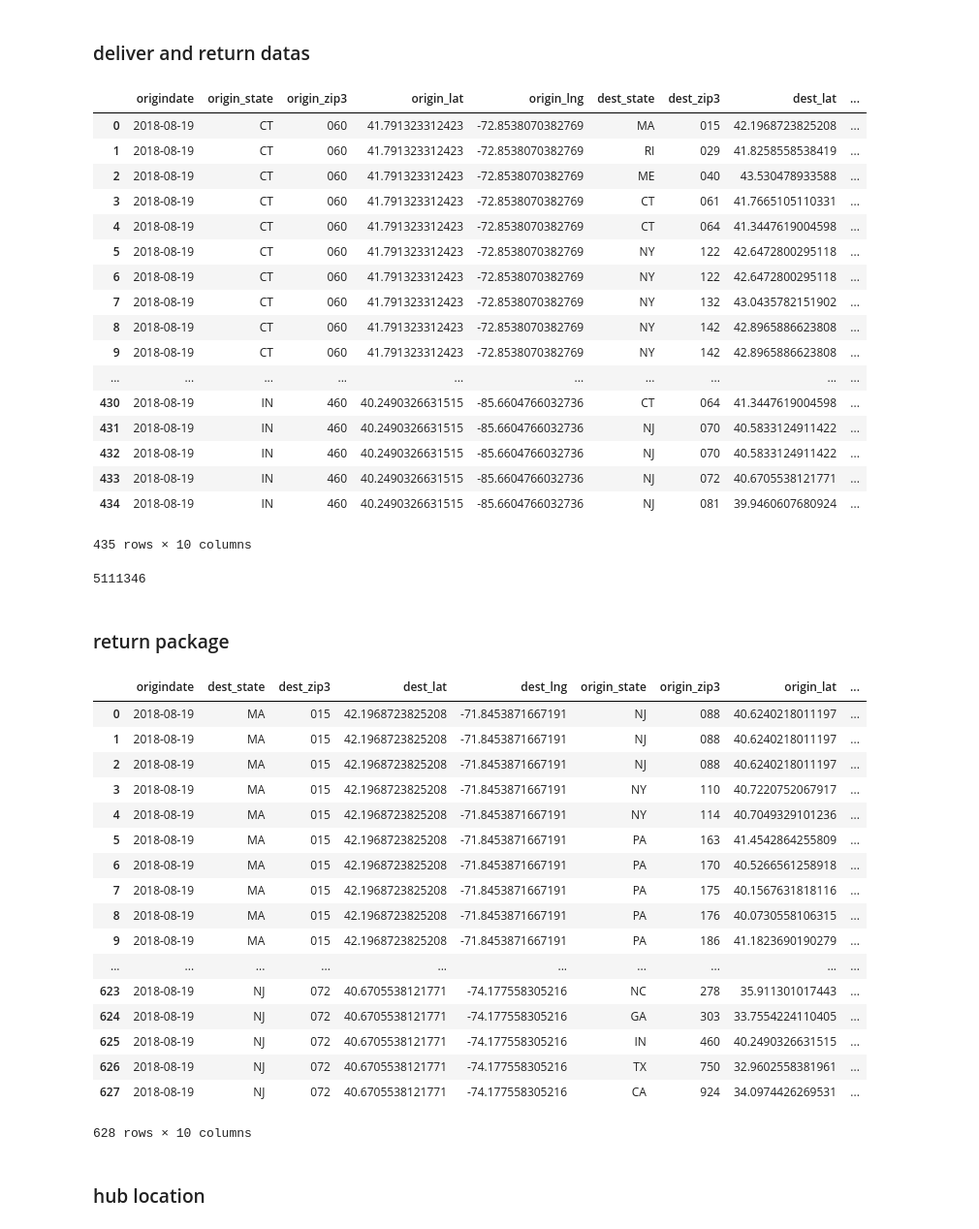
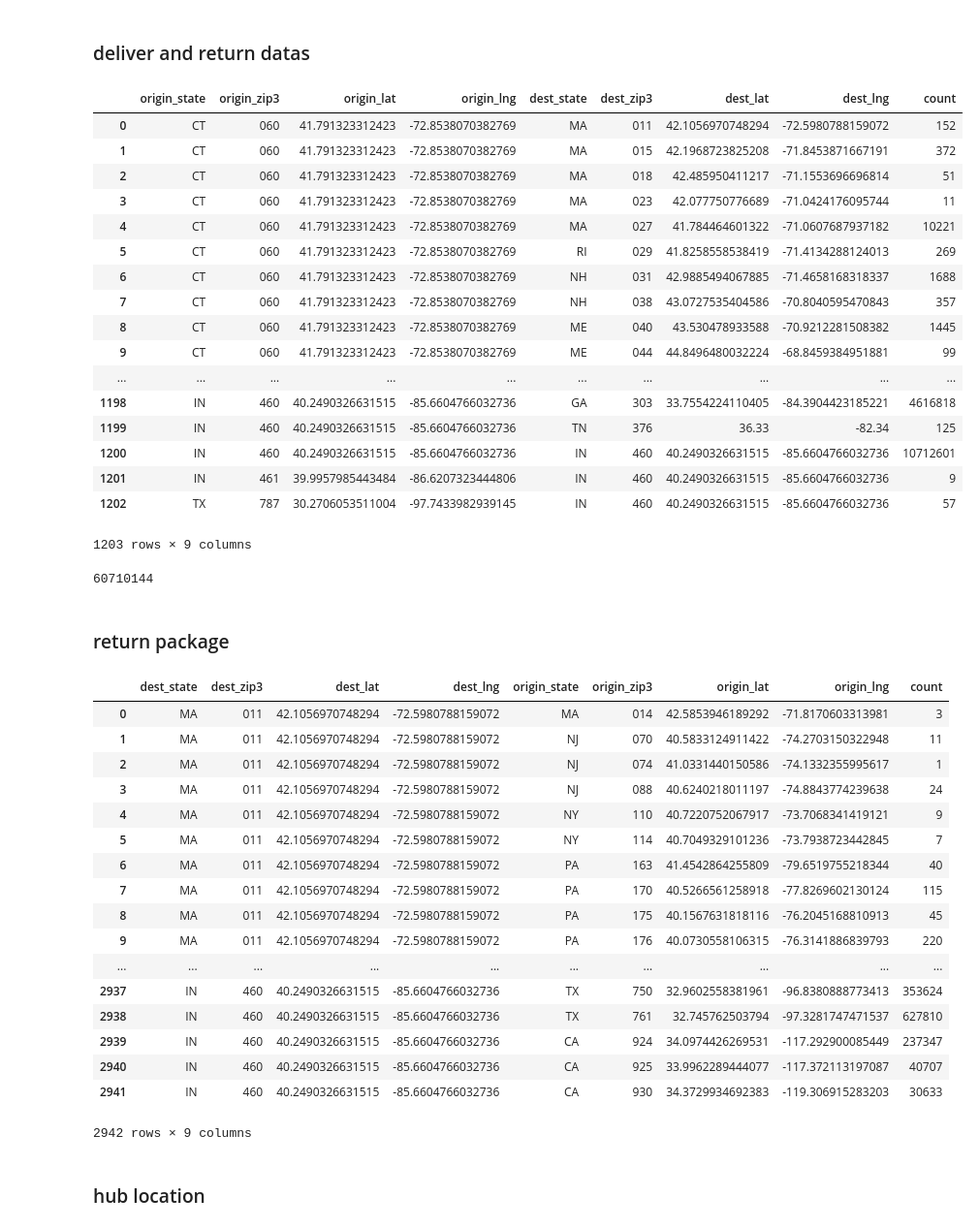
Before and after one commit to seenhzj/Cornell_PB_NE_Hub, a Jupyter notebook: data/raw/Map_viz_Folium.ipynb, the cells around one changed output. Shown at 97% size. Drawn from its saved outputs; the diff is of its cells as text; code cells hidden in the pictures.

Commit message:
Model result in different scenario

```diff
--- a/data/raw/Map_viz_Folium.ipynb
+++ b/data/raw/Map_viz_Folium.ipynb
@@ -49,28 +49,28 @@ for _r in result:
 # %%
 #deliver datas
 #deliver datas
-result = engine.execute('select origindate,origin_state,origin_zip3,origin_lat,origin_lng,dest_state,dest_zip3,dest_lat,dest_lng,count from deliver_package_info where origin_lat !="''" and dest_lat !="''" and origindate="2018-08-19"')
-delPackage_df = pd.DataFrame(result.fetchall(),columns=['origindate','origin_state','origin_zip3','origin_lat','origin_lng','dest_state','dest_zip3','dest_lat','dest_lng','count'])
+result = engine.execute('select origin_state,origin_zip3,origin_lat,origin_lng,dest_state,dest_zip3,dest_lat,dest_lng,sum(count) from deliver_package_info where origin_lat !="''" and dest_lat !="''" group by origin_zip3, dest_zip3 ')
+delPackage_df = pd.DataFrame(result.fetchall(),columns=['origin_state','origin_zip3','origin_lat','origin_lng','dest_state','dest_zip3','dest_lat','dest_lng','count'])
 delPackage_df
 # %% [output]
-|  | origindate | origin_state | origin_zip3 | origin_lat | origin_lng | dest_state | dest_zip3 | dest_lat | ... |
-| 0 | 2018-08-19 | CT | 060 | 41.791323312423 | -72.8538070382769 | MA | 015 | 42.1968723825208 | ... |
-| 1 | 2018-08-19 | CT | 060 | 41.791323312423 | -72.8538070382769 | RI | 029 | 41.8258558538419 | ... |
-| 2 | 2018-08-19 | CT | 060 | 41.791323312423 | -72.8538070382769 | ME | 040 | 43.530478933588 | ... |
-| 3 | 2018-08-19 | CT | 060 | 41.791323312423 | -72.8538070382769 | CT | 061 | 41.7665105110331 | ... |
-| 4 | 2018-08-19 | CT | 060 | 41.791323312423 | -72.8538070382769 | CT | 064 | 41.3447619004598 | ... |
-| 5 | 2018-08-19 | CT | 060 | 41.791323312423 | -72.8538070382769 | NY | 122 | 42.6472800295118 | ... |
-| 6 | 2018-08-19 | CT | 060 | 41.791323312423 | -72.8538070382769 | NY | 122 | 42.6472800295118 | ... |
-| 7 | 2018-08-19 | CT | 060 | 41.791323312423 | -72.8538070382769 | NY | 132 | 43.0435782151902 | ... |
-| 8 | 2018-08-19 | CT | 060 | 41.791323312423 | -72.8538070382769 | NY | 142 | 42.8965886623808 | ... |
-| 9 | 2018-08-19 | CT | 060 | 41.791323312423 | -72.8538070382769 | NY | 142 | 42.8965886623808 | ... |
+|  | origin_state | origin_zip3 | origin_lat | origin_lng | dest_state | dest_zip3 | dest_lat | dest_lng | count |
+| 0 | CT | 060 | 41.791323312423 | -72.8538070382769 | MA | 011 | 42.1056970748294 | -72.5980788159072 | 152 |
+| 1 | CT | 060 | 41.791323312423 | -72.8538070382769 | MA | 015 | 42.1968723825208 | -71.8453871667191 | 372 |
+| 2 | CT | 060 | 41.791323312423 | -72.8538070382769 | MA | 018 | 42.485950411217 | -71.1553696696814 | 51 |
+| 3 | CT | 060 | 41.791323312423 | -72.8538070382769 | MA | 023 | 42.077750776689 | -71.0424176095744 | 11 |
+| 4 | CT | 060 | 41.791323312423 | -72.8538070382769 | MA | 027 | 41.784464601322 | -71.0607687937182 | 10221 |
+| 5 | CT | 060 | 41.791323312423 | -72.8538070382769 | RI | 029 | 41.8258558538419 | -71.4134288124013 | 269 |
+| 6 | CT | 060 | 41.791323312423 | -72.8538070382769 | NH | 031 | 42.9885494067885 | -71.4658168318337 | 1688 |
+| 7 | CT | 060 | 41.791323312423 | -72.8538070382769 | NH | 038 | 43.0727535404586 | -70.8040595470843 | 357 |
+| 8 | CT | 060 | 41.791323312423 | -72.8538070382769 | ME | 040 | 43.530478933588 | -70.9212281508382 | 1445 |
+| 9 | CT | 060 | 41.791323312423 | -72.8538070382769 | ME | 044 | 44.8496480032224 | -68.8459384951881 | 99 |
 | ... | ... | ... | ... | ... | ... | ... | ... | ... | ... |
-| 430 | 2018-08-19 | IN | 460 | 40.2490326631515 | -85.6604766032736 | CT | 064 | 41.3447619004598 | ... |
-| 431 | 2018-08-19 | IN | 460 | 40.2490326631515 | -85.6604766032736 | NJ | 070 | 40.5833124911422 | ... |
-| 432 | 2018-08-19 | IN | 460 | 40.2490326631515 | -85.6604766032736 | NJ | 070 | 40.5833124911422 | ... |
-| 433 | 2018-08-19 | IN | 460 | 40.2490326631515 | -85.6604766032736 | NJ | 072 | 40.6705538121771 | ... |
-| 434 | 2018-08-19 | IN | 460 | 40.2490326631515 | -85.6604766032736 | NJ | 081 | 39.9460607680924 | ... |
+| 1198 | IN | 460 | 40.2490326631515 | -85.6604766032736 | GA | 303 | 33.7554224110405 | -84.3904423185221 | 4616818 |
+| 1199 | IN | 460 | 40.2490326631515 | -85.6604766032736 | TN | 376 | 36.33 | -82.34 | 125 |
+| 1200 | IN | 460 | 40.2490326631515 | -85.6604766032736 | IN | 460 | 40.2490326631515 | -85.6604766032736 | 10712601 |
+| 1201 | IN | 461 | 39.9957985443484 | -86.6207323444806 | IN | 460 | 40.2490326631515 | -85.6604766032736 | 9 |
+| 1202 | TX | 787 | 30.2706053511004 | -97.7433982939145 | IN | 460 | 40.2490326631515 | -85.6604766032736 | 57 |
-435 rows × 10 columns
+1203 rows × 9 columns
 # %%
 # for i in range(len(delPackage_df)):
 #     if(delPackage_df.iloc[i]['origin_zip3']=="460"):
@@ -78,33 +78,33 @@ delPackage_df
 
 print(sum(delPackage_df['count']))
 # %% [output]
-5111346
+60710144
 # %% [markdown]
 ### return package
 # %%
 #return datas
-result = engine.execute('select origindate,origin_state,origin_zip3,origin_lat,origin_lng,dest_state,dest_zip3,dest_lat,dest_lng,count from return_package_info where origin_lat !="''" and dest_lat !="''" and origindate="2018-08-19"')
-rePackage_df = pd.DataFrame(result.fetchall(),columns=['origindate','dest_state','dest_zip3','dest_lat','dest_lng','origin_state','origin_zip3','origin_lat','origin_lng','count'])
+result = engine.execute('select origin_state,origin_zip3,origin_lat,origin_lng,dest_state,dest_zip3,dest_lat,dest_lng,sum(count) from return_package_info where origin_lat !="''" and dest_lat !="''" group by origin_zip3, dest_zip3')
+rePackage_df = pd.DataFrame(result.fetchall(),columns=['dest_state','dest_zip3','dest_lat','dest_lng','origin_state','origin_zip3','origin_lat','origin_lng','count'])
 rePackage_df
 # %% [output]
-|  | origindate | dest_state | dest_zip3 | dest_lat | dest_lng | origin_state | origin_zip3 | origin_lat | ... |
-| 0 | 2018-08-19 | MA | 015 | 42.1968723825208 | -71.8453871667191 | NJ | 088 | 40.6240218011197 | ... |
-| 1 | 2018-08-19 | MA | 015 | 42.1968723825208 | -71.8453871667191 | NJ | 088 | 40.6240218011197 | ... |
-| 2 | 2018-08-19 | MA | 015 | 42.1968723825208 | -71.8453871667191 | NJ | 088 | 40.6240218011197 | ... |
-| 3 | 2018-08-19 | MA | 015 | 42.1968723825208 | -71.8453871667191 | NY | 110 | 40.7220752067917 | ... |
-| 4 | 2018-08-19 | MA | 015 | 42.1968723825208 | -71.8453871667191 | NY | 114 | 40.7049329101236 | ... |
-| 5 | 2018-08-19 | MA | 015 | 42.1968723825208 | -71.8453871667191 | PA | 163 | 41.4542864255809 | ... |
-| 6 | 2018-08-19 | MA | 015 | 42.1968723825208 | -71.8453871667191 | PA | 170 | 40.5266561258918 | ... |
-| 7 | 2018-08-19 | MA | 015 | 42.1968723825208 | -71.8453871667191 | PA | 175 | 40.1567631818116 | ... |
-| 8 | 2018-08-19 | MA | 015 | 42.1968723825208 | -71.8453871667191 | PA | 176 | 40.0730558106315 | ... |
-| 9 | 2018-08-19 | MA | 015 | 42.1968723825208 | -71.8453871667191 | PA | 186 | 41.1823690190279 | ... |
+|  | dest_state | dest_zip3 | dest_lat | dest_lng | origin_state | origin_zip3 | origin_lat | origin_lng | count |
+| 0 | MA | 011 | 42.1056970748294 | -72.5980788159072 | MA | 014 | 42.5853946189292 | -71.8170603313981 | 3 |
+| 1 | MA | 011 | 42.1056970748294 | -72.5980788159072 | NJ | 070 | 40.5833124911422 | -74.2703150322948 | 11 |
+| 2 | MA | 011 | 42.1056970748294 | -72.5980788159072 | NJ | 074 | 41.0331440150586 | -74.1332355995617 | 1 |
+| 3 | MA | 011 | 42.1056970748294 | -72.5980788159072 | NJ | 088 | 40.6240218011197 | -74.8843774239638 | 24 |
+| 4 | MA | 011 | 42.1056970748294 | -72.5980788159072 | NY | 110 | 40.7220752067917 | -73.7068341419121 | 9 |
+| 5 | MA | 011 | 42.1056970748294 | -72.5980788159072 | NY | 114 | 40.7049329101236 | -73.7938723442845 | 7 |
+| 6 | MA | 011 | 42.1056970748294 | -72.5980788159072 | PA | 163 | 41.4542864255809 | -79.6519755218344 | 40 |
+| 7 | MA | 011 | 42.1056970748294 | -72.5980788159072 | PA | 170 | 40.5266561258918 | -77.8269602130124 | 115 |
+| 8 | MA | 011 | 42.1056970748294 | -72.5980788159072 | PA | 175 | 40.1567631818116 | -76.2045168810913 | 45 |
+| 9 | MA | 011 | 42.1056970748294 | -72.5980788159072 | PA | 176 | 40.0730558106315 | -76.3141886839793 | 220 |
 | ... | ... | ... | ... | ... | ... | ... | ... | ... | ... |
-| 623 | 2018-08-19 | NJ | 072 | 40.6705538121771 | -74.177558305216 | NC | 278 | 35.911301017443 | ... |
-| 624 | 2018-08-19 | NJ | 072 | 40.6705538121771 | -74.177558305216 | GA | 303 | 33.7554224110405 | ... |
-| 625 | 2018-08-19 | NJ | 072 | 40.6705538121771 | -74.177558305216 | IN | 460 | 40.2490326631515 | ... |
-| 626 | 2018-08-19 | NJ | 072 | 40.6705538121771 | -74.177558305216 | TX | 750 | 32.9602558381961 | ... |
-| 627 | 2018-08-19 | NJ | 072 | 40.6705538121771 | -74.177558305216 | CA | 924 | 34.0974426269531 | ... |
+| 2937 | IN | 460 | 40.2490326631515 | -85.6604766032736 | TX | 750 | 32.9602558381961 | -96.8380888773413 | 353624 |
+| 2938 | IN | 460 | 40.2490326631515 | -85.6604766032736 | TX | 761 | 32.745762503794 | -97.3281747471537 | 627810 |
+| 2939 | IN | 460 | 40.2490326631515 | -85.6604766032736 | CA | 924 | 34.0974426269531 | -117.292900085449 | 237347 |
+| 2940 | IN | 460 | 40.2490326631515 | -85.6604766032736 | CA | 925 | 33.9962289444077 | -117.372113197087 | 40707 |
+| 2941 | IN | 460 | 40.2490326631515 | -85.6604766032736 | CA | 930 | 34.3729934692383 | -119.306915283203 | 30633 |
-628 rows × 10 columns
+2942 rows × 9 columns
 # %% [markdown]
 ### hub location
 # %%
```
Also changed, not shown: parts of 12 cells of this notebook, 4 other files.
